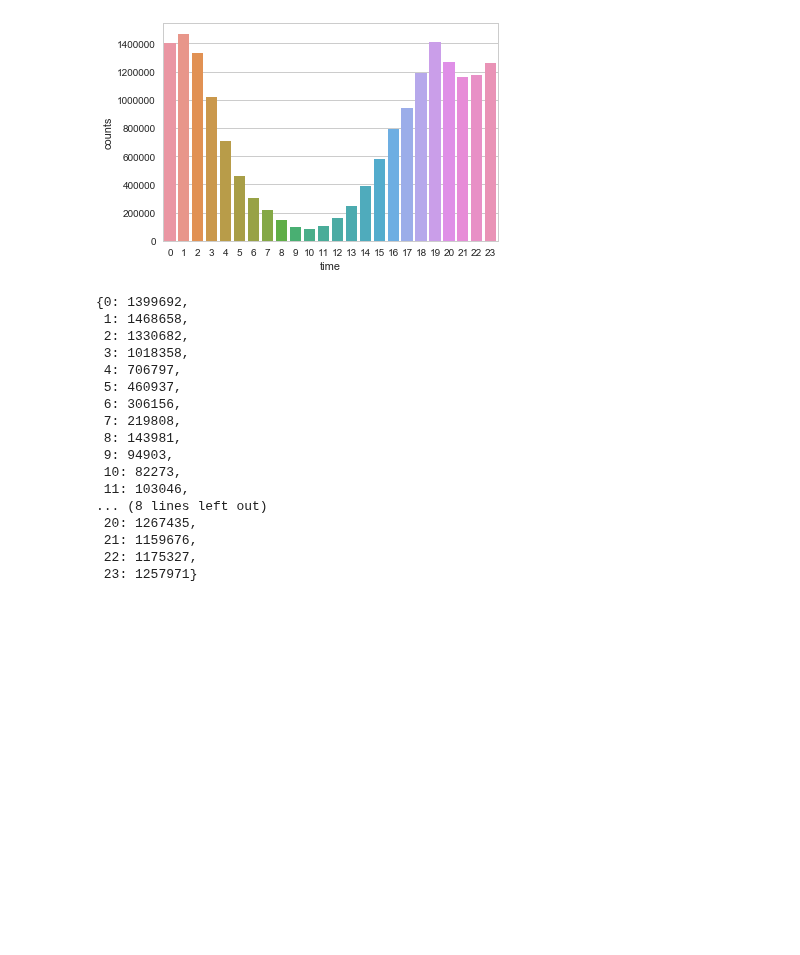
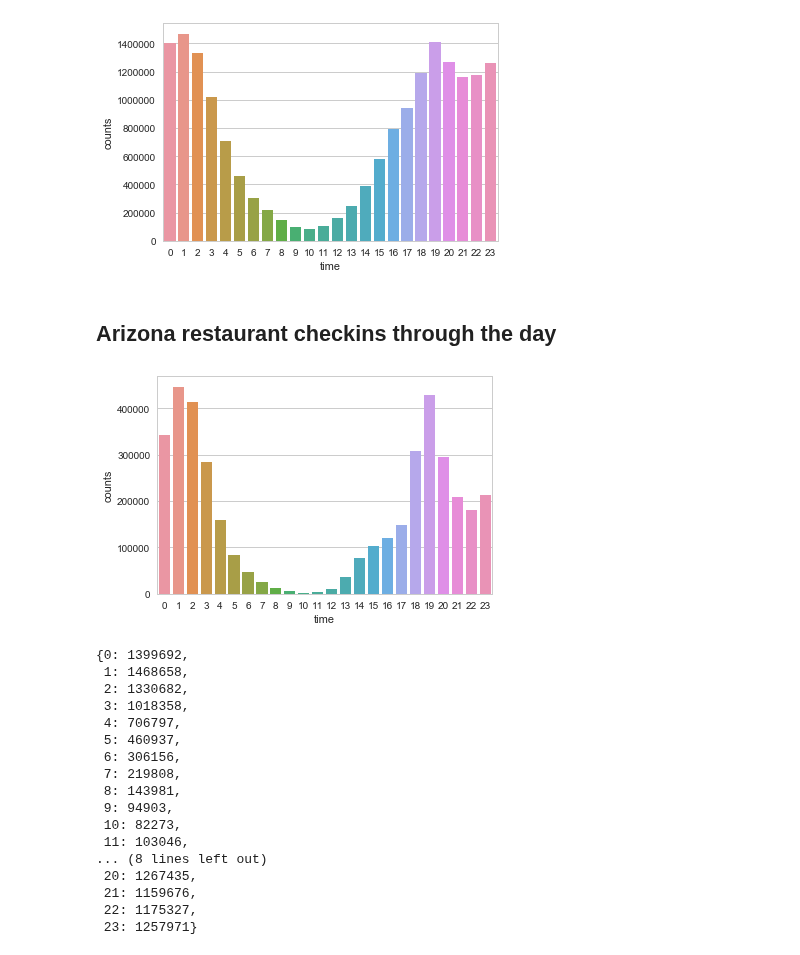
Before and after one commit to AstroBoy1/yelp-datasetchallenge, a Jupyter notebook: Statistics.ipynb, the cells around one changed output. Saved outputs shown, nothing was run; the diff lists cells and outputs as text; code cells hidden in the pictures; blank space fills up the shorter version.

```diff
--- a/Statistics.ipynb
+++ b/Statistics.ipynb
@@ -295,6 +372,16 @@ sns.set(style="whitegrid")
 ax = sns.barplot(x="time", y="counts", data=time_counts_df)
 # %% [output]
 [figure]
+# %% [markdown]
+## Arizona restaurant checkins through the day
+# %%
+time_counts_df_az = pd.DataFrame()
+time_counts_df_az['time'] = time_counts_az.keys()
+time_counts_df_az['counts'] = time_counts_az.values()
+sns.set(style="whitegrid")
+ax = sns.barplot(x="time", y="counts", data=time_counts_df_az)
+# %% [output]
+[figure, added]
 # %%
 time_counts
 # %% [output]
```
Also changed, not shown: parts of 12 cells of this notebook.
